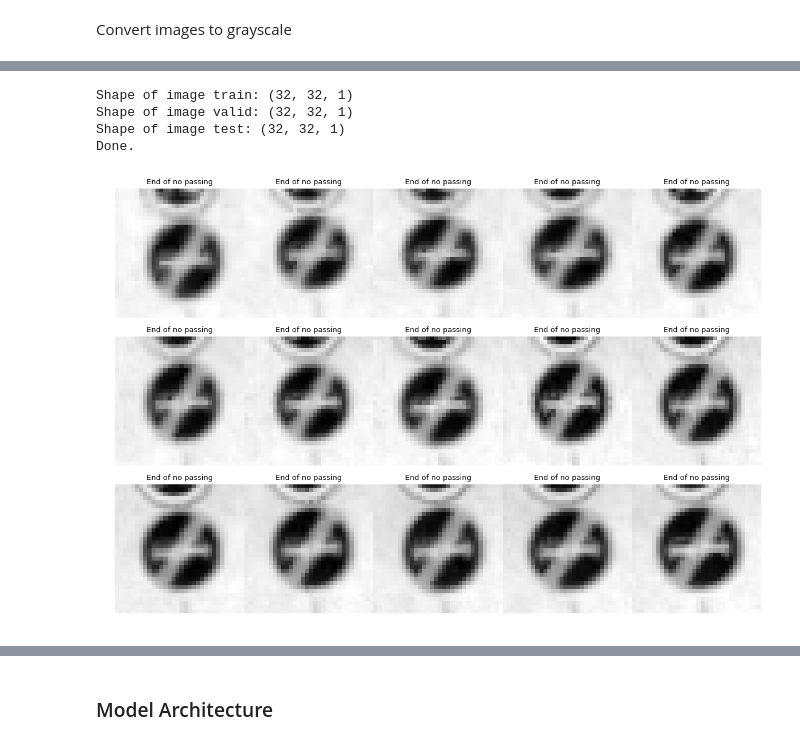
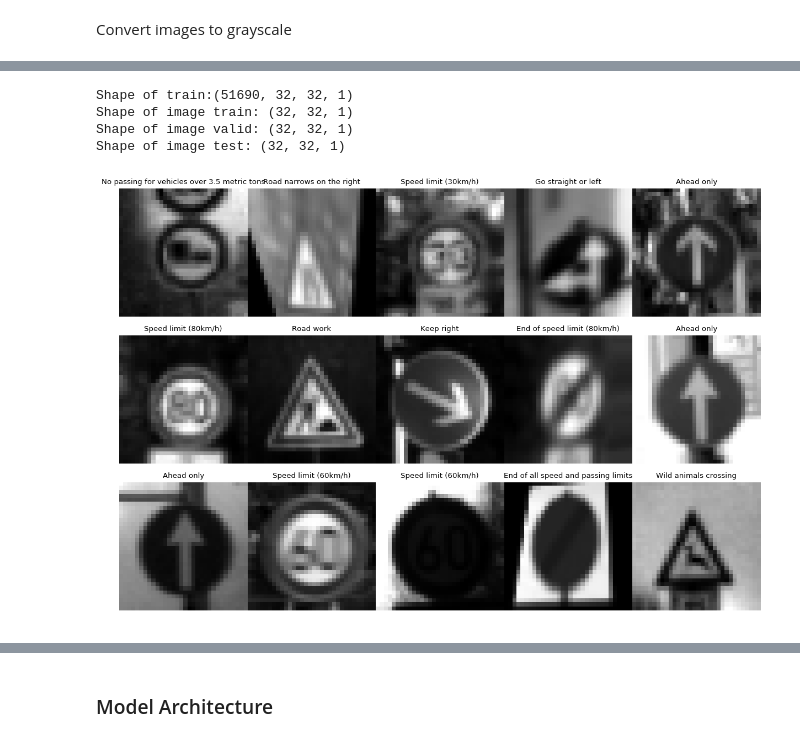
Before and after one commit to v-grishechko/CarND-Traffic-Sign-Classifier-Project, a Jupyter notebook: Traffic_Sign_Classifier.ipynb, the cells around one changed output, grey strips where cells are left out. Cells and saved outputs as stored; diff of their text form; code cells hidden in the pictures.

```diff
--- a/Traffic_Sign_Classifier.ipynb
+++ b/Traffic_Sign_Classifier.ipynb
@@ -36,6 +36,7 @@ from skimage.transform import rotate
 from skimage.transform import warp
 from skimage.transform import ProjectiveTransform
 import random
+import cv2
 
 
 def loadAndUnzip(url, path_to_directory):
@@ -75,12 +76,9 @@ if(not os.path.exists(test_file_path) or not \
    os.path.exists(train_file_path)):
     loadAndUnzip(signs_url, path_to_directory)
 
-
-# TODO: Fill this in based on where you saved the training and testing data
-
-training_file = test_file_path
+training_file = train_file_path
 validation_file= valid_file_path
-testing_file = train_file_path
+testing_file = test_file_path
 
 with open(training_file, mode='rb') as f:
     train = pickle.load(f)
@@ -293,8 +288,6 @@ def preprocess_data(signs):
     n_signs = SignUtils.normalize(n_signs)
     return n_signs
 # %%
-### Data exploration visualization code goes here.
-### Feel free to use as many code cells as needed.
 import matplotlib.pyplot as plt
 import matplotlib
 import csv
@@ -311,7 +304,6 @@ def show_bars_of_count_signs(sign_types, \
         sign_ids = SignUtils.ids_array(signs)
         labels_id, labels_count = np.unique(sign_ids, return_counts=True)
         labels_name = [signs_types[str(sign_id)] for sign_id in labels_id]
-        # Example data
         y_pos = np.arange(len(labels_name))
         rect = ax.barh(y_pos + w * (index - 1), labels_count, height = w, align='center', label=name, color=np.random.rand(3,))
 
@@ -321,16 +313,19 @@ def show_bars_of_count_signs(sign_types, \
     ax.invert_yaxis()  # labels read top-to-bottom
     ax.set_xlabel('Count')
     ax.set_title(title_of_chart)
+    plt.savefig('foo.png')
     plt.show()
 
-def show_gallery(signs, rows = 3, columns = 5, height = 15, width = 10, count = 15, color = None):
+def show_gallery(signs, rows = 3, columns = 5, height = 15, width = 10, count = 15, color = None, random_images = True):
     matplotlib.rcParams.update({'font.size': 8})
     fig, axs = plt.subplots(rows, columns, figsize=(height, width))
     fig.subplots_adjust(hspace = .12, wspace=.001)
     axs = axs.ravel()
     for i in range(count):
-        #index = random.randint(0, len(signs))
-        sign = signs[i]
+        index = i
+        if (random_images):
+            index = random.randint(0, len(signs))
+        sign = signs[index]
         axs[i].axis('off')
         image = sign.image
         if(color == 'gray'):
@@ -339,7 +334,6 @@ def show_gallery(signs, rows = 3, columns = 5, height = 15, width = 10, count =
         axs[i].imshow(image, cmap=color)
         axs[i].set_title(sign.name)
 
-# Visualizations will be shown in the notebook.
 %matplotlib inline
 
 signs_csv_file = "signnames.csv"
@@ -358,8 +352,6 @@ def map_signs(images, ids):
         signs.append(Sign(image, ids[index], signs_types[str(ids[index])]))
     return signs
 
-print(X_train.shape)
-
 s_train = map_signs(X_train, y_train)
 s_valid = map_signs(X_valid, y_valid)
 s_test = map_signs(X_test, y_test)
@@ -422,2 +419,9 @@ show_image_augmentation(s_train[0], SignUtils.project_transform_random, "Project
 # %% [markdown]
 Convert images to grayscale
+# %%
+s_train_oversample = SignUtils.oversample(s_train)
+s_train_gray = preprocess_data(s_train_oversample)
+s_test_gray = preprocess_data(s_test)
+s_valid_gray = preprocess_data(s_valid)
+
+print('Done.')
@@ -424,21 +430,16 @@ Convert images to grayscale
 # %%
-s_test = SignUtils.oversample(s_test)
-s_train_gray = preprocess_data(s_train)
-s_test_gray = preprocess_data(s_test)
-s_valid_gray = preprocess_data(s_valid)
+show_gallery(s_train_gray, color='gray')
 
-show_gallery(s_test_gray, color='gray')
-
-print("Shape of image train: " + str(s_train_gray[0].image.shape))
+print("Shape of train:" + str(SignUtils.image_array(s_train_gray).shape))
+print("Shape of image train: " + str(s_train_gray[3].image.shape))
 print("Shape of image valid: " + str(s_valid_gray[0].image.shape))
 print("Shape of image test: " + str(s_test_gray[0].image.shape))
-print('Done.')
 # %% [output]
+Shape of train:(51690, 32, 32, 1)
 Shape of image train: (32, 32, 1)
 Shape of image valid: (32, 32, 1)
 Shape of image test: (32, 32, 1)
-Done.
-[figure, old version]
+[figure, new version]
 # %%
 
 show_bars_of_count_signs(signs_types, "Data set", ("Train", s_train_gray), ("Test", s_test_gray), ("Valid" , s_valid_gray))
```
Also changed, not shown: parts of 24 cells of this notebook, 7 other files.
